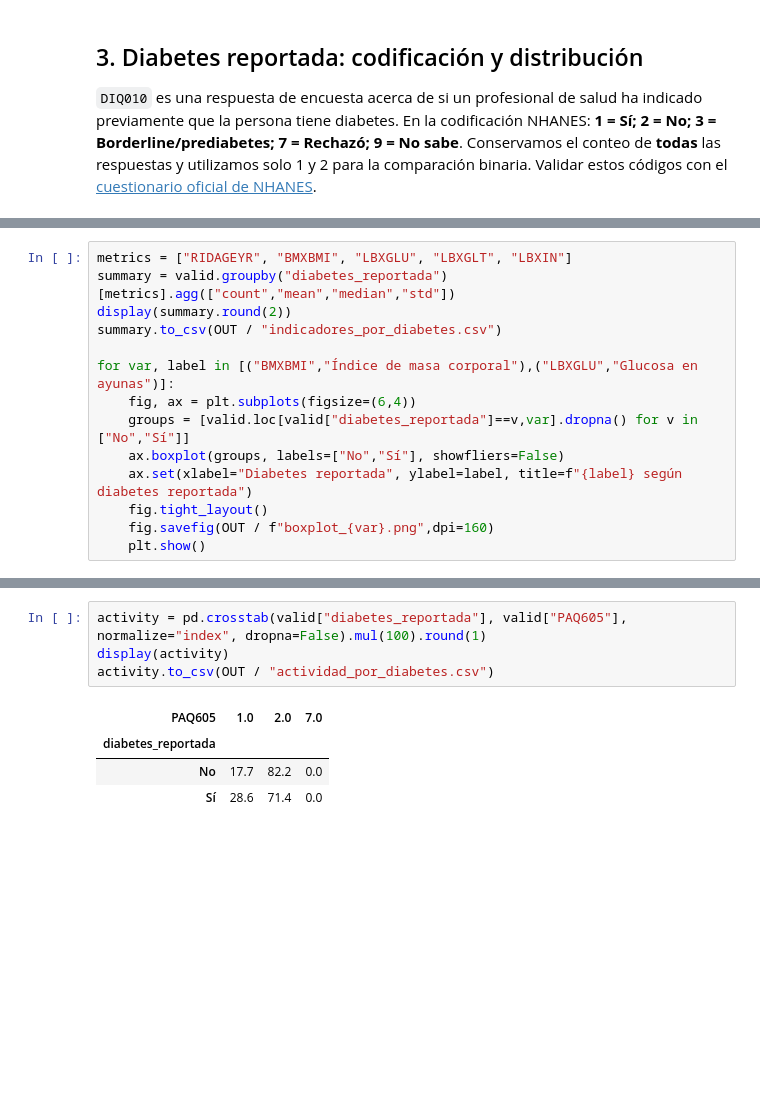
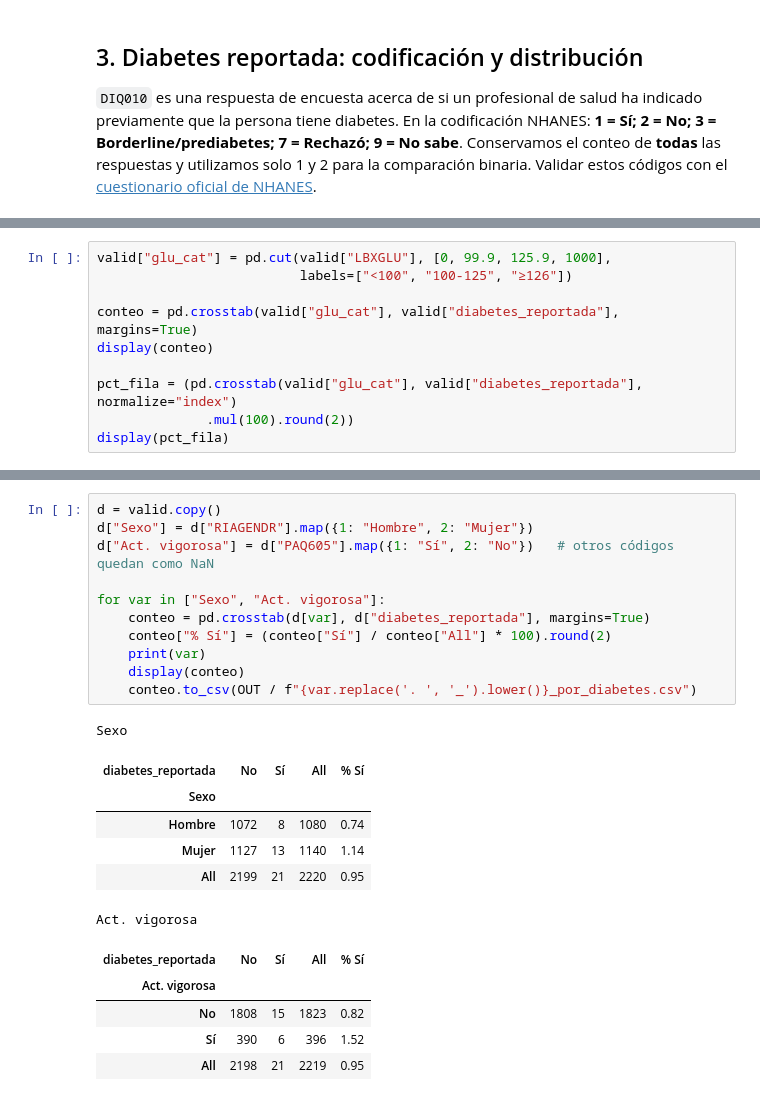
Before and after one commit to Alixguti9620/MIAD-DSA-Metabolic-Health-Explorer, a Jupyter notebook: scripts/03_exploracion_inicial_nhanes.ipynb, the cells around one changed output, grey strips where cells are left out. Drawn from its saved outputs; the diff is of its cells as text; blank space fills up the shorter version.

```diff
--- a/scripts/03_exploracion_inicial_nhanes.ipynb
+++ b/scripts/03_exploracion_inicial_nhanes.ipynb
@@ -126,14 +233,0 @@ Esta tabla responde inicialmente si **IMC, glucosa, insulina y edad** difieren e
-# %%
-metrics = ["RIDAGEYR", "BMXBMI", "LBXGLU", "LBXGLT", "LBXIN"]
-summary = valid.groupby("diabetes_reportada")[metrics].agg(["count","mean","median","std"])
-display(summary.round(2))
-summary.to_csv(OUT / "indicadores_por_diabetes.csv")
-
-for var, label in [("BMXBMI","Índice de masa corporal"),("LBXGLU","Glucosa en ayunas")]:
-    fig, ax = plt.subplots(figsize=(6,4))
-    groups = [valid.loc[valid["diabetes_reportada"]==v,var].dropna() for v in ["No","Sí"]]
-    ax.boxplot(groups, labels=["No","Sí"], showfliers=False)
-    ax.set(xlabel="Diabetes reportada", ylabel=label, title=f"{label} según diabetes reportada")
-    fig.tight_layout()
-    fig.savefig(OUT / f"boxplot_{var}.png",dpi=160)
-    plt.show()
@@ -151,0 +256,10 @@ Exploramos el porcentaje de categorías originales de `PAQ605` por respuesta a d
+# %%
+valid["glu_cat"] = pd.cut(valid["LBXGLU"], [0, 99.9, 125.9, 1000],
+                          labels=["<100", "100-125", "≥126"])
+
+conteo = pd.crosstab(valid["glu_cat"], valid["diabetes_reportada"], margins=True)
+display(conteo)
+
+pct_fila = (pd.crosstab(valid["glu_cat"], valid["diabetes_reportada"], normalize="index")
+              .mul(100).round(2))
+display(pct_fila)
@@ -152,10 +339,25 @@ Exploramos el porcentaje de categorías originales de `PAQ605` por respuesta a d
 # %%
-activity = pd.crosstab(valid["diabetes_reportada"], valid["PAQ605"], normalize="index", dropna=False).mul(100).round(1)
-display(activity)
-activity.to_csv(OUT / "actividad_por_diabetes.csv")
+d = valid.copy()
+d["Sexo"] = d["RIAGENDR"].map({1: "Hombre", 2: "Mujer"})
+d["Act. vigorosa"] = d["PAQ605"].map({1: "Sí", 2: "No"})   # otros códigos quedan como NaN
+
+for var in ["Sexo", "Act. vigorosa"]:
+    conteo = pd.crosstab(d[var], d["diabetes_reportada"], margins=True)
+    conteo["% Sí"] = (conteo["Sí"] / conteo["All"] * 100).round(2)
+    print(var)
+    display(conteo)
+    conteo.to_csv(OUT / f"{var.replace('. ', '_').lower()}_por_diabetes.csv")
 # %% [output]
+Sexo
-| PAQ605 | 1.0 | 2.0 | 7.0 |
-| diabetes_reportada |  |  |  |
-| No | 17.7 | 82.2 | 0.0 |
-| Sí | 28.6 | 71.4 | 0.0 |
+| diabetes_reportada | No | Sí | All | % Sí |
+| Sexo |  |  |  |  |
+| Hombre | 1072 | 8 | 1080 | 0.74 |
+| Mujer | 1127 | 13 | 1140 | 1.14 |
+| All | 2199 | 21 | 2220 | 0.95 |
+Act. vigorosa
+| diabetes_reportada | No | Sí | All | % Sí |
+| Act. vigorosa |  |  |  |  |
+| No | 1808 | 15 | 1823 | 0.82 |
+| Sí | 390 | 6 | 396 | 1.52 |
+| All | 2198 | 21 | 2219 | 0.95 |
 # %% [markdown]
```
Also changed, not shown: parts of 26 cells of this notebook, 13 other files.
